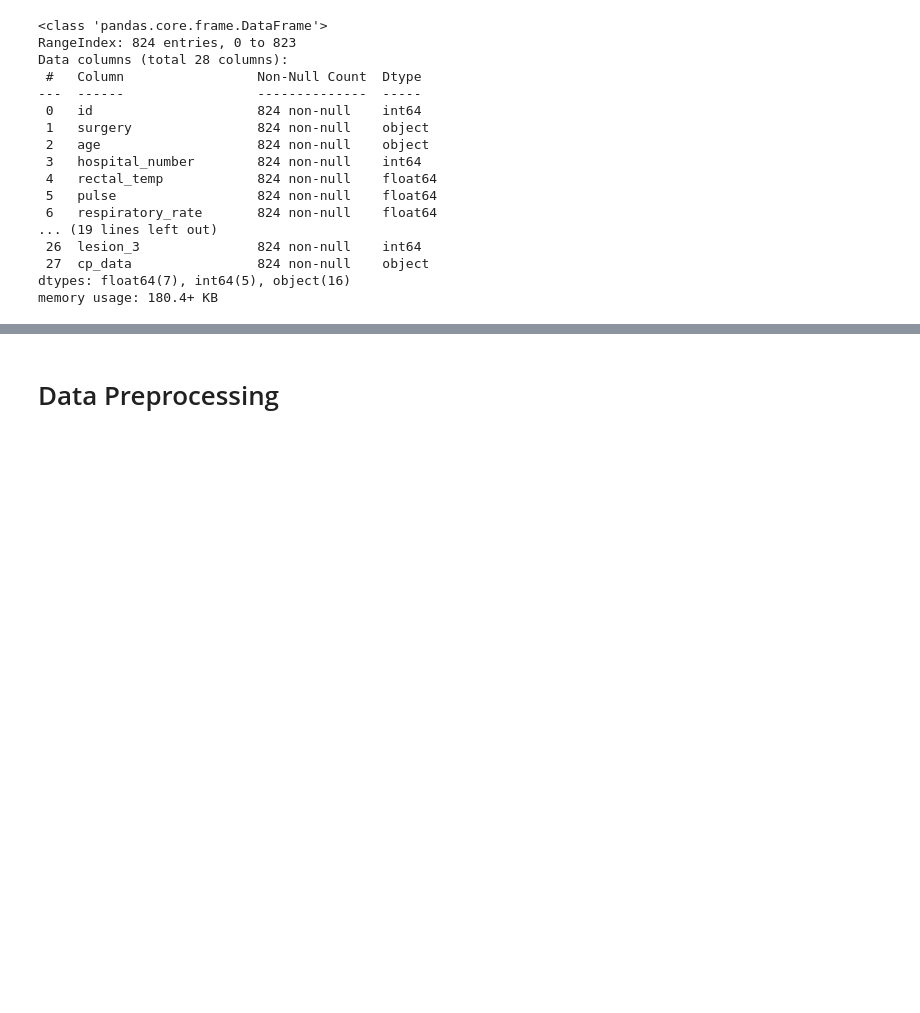
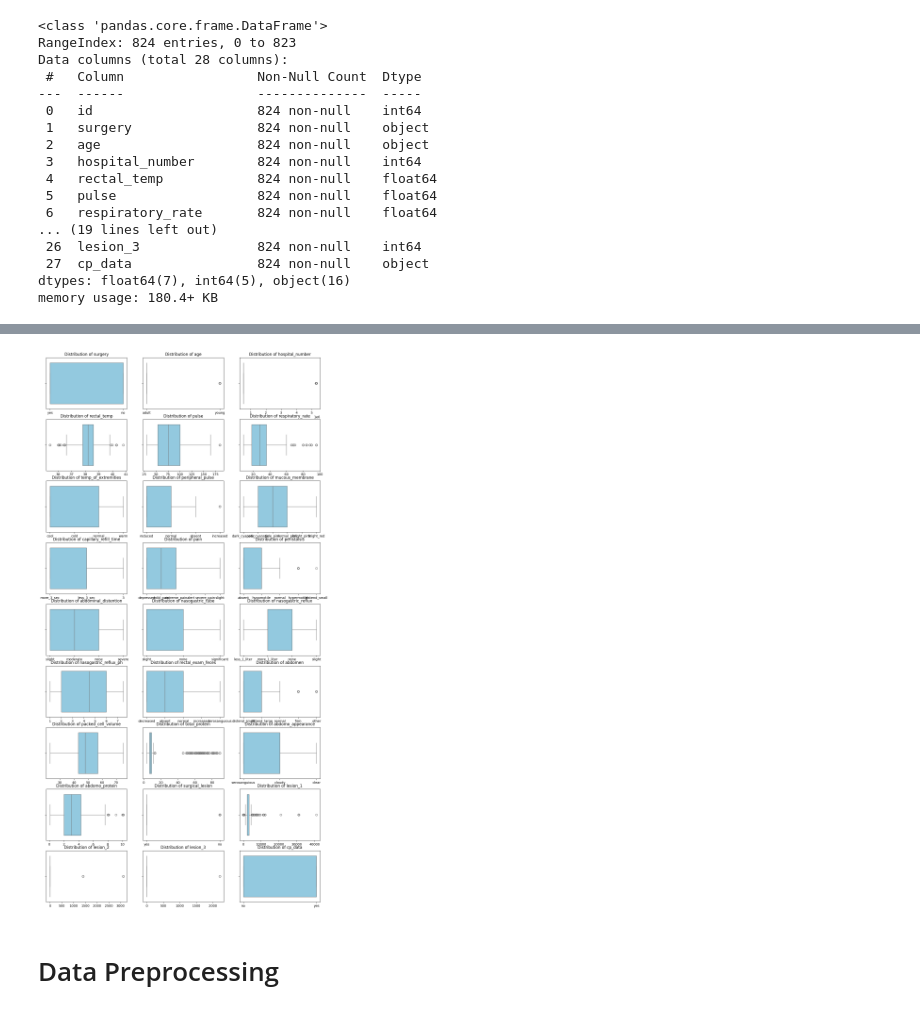
Before and after one commit to JayaWinata/Final-Project-PPM, a Jupyter notebook: Horses-Health/horses_health.ipynb, the cells around one changed output, grey strips where cells are left out. Drawn from its saved outputs; the diff is of its cells as text; code cells hidden in the pictures; blank space fills up the shorter version.

```diff
--- a/Horses-Health/horses_health.ipynb
+++ b/Horses-Health/horses_health.ipynb
@@ -100,3 +126,14 @@ memory usage: 180.4+ KB
+# %%
+fig, axes = plt.subplots(9, 3, figsize=(15, 30))
+axes = axes.flatten()
+
+for i, (col, ax) in enumerate(zip(df_train.columns[:-1], axes)):
+    sns.boxplot(x=df_train[col],ax=ax, color='skyblue')
+    ax.set_title(f'Distribution of {col}', fontsize=12)
+    ax.set_xlabel('')
+    ax.set_ylabel('')
+# %% [output]
+[figure, added]
 # %% [markdown]
 # Data Preprocessing
 # %% [markdown]
```
Also changed, not shown: parts of 40 cells of this notebook, 7 other files.
